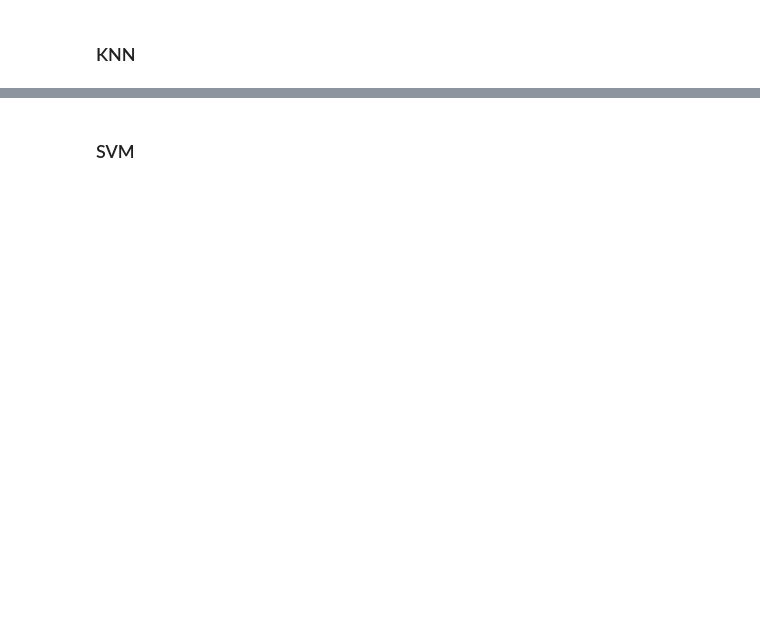
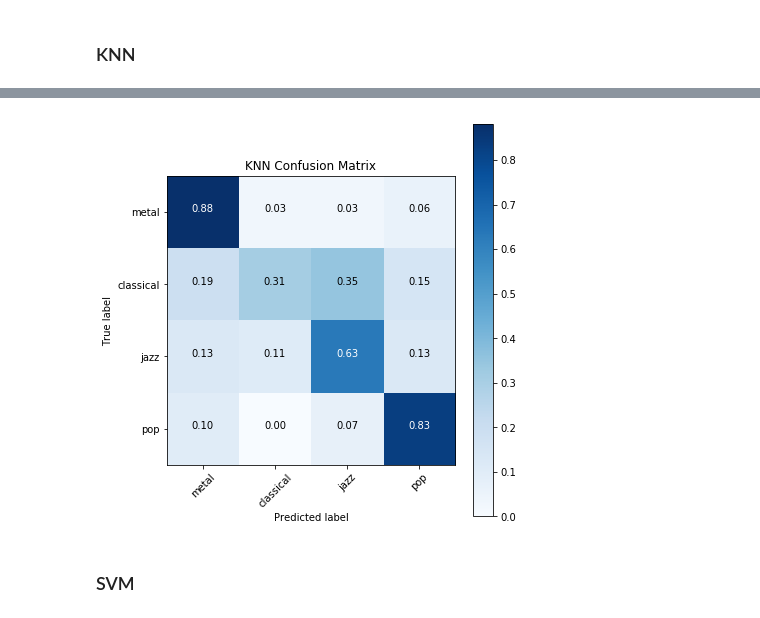
Before and after one commit to GTU-Projects/CSE455_MachineLearning_2018, a Jupyter notebook: Final_MusicClassification/music_classfication.ipynb, the cells around one changed output, grey strips where cells are left out. Cells and saved outputs as stored; diff of their text form; code cells hidden in the pictures; blank space fills up the shorter version.

```diff
--- a/Final_MusicClassification/music_classfication.ipynb
+++ b/Final_MusicClassification/music_classfication.ipynb
@@ -73,6 +73,9 @@ Y = {'metal': 0, 'disco': 1, 'classical': 2, 'hiphop': 3, 'jazz': 4,
 
 Y_str = {0:'metal', 1:'disco', 2:'classical', 3:'hiphop', 4:'jazz',
      5:'country', 6:'pop', 7:'blues', 8:'reggae', 9:'rock'}
+
+Y_basic = {'metal': 0, 'classical': 1, 'jazz': 2, 'pop': 3}
+Y_str_basic = ['metal','classical','jazz','pop']
 # %%
 %%time
 walk_dir = "genres"
@@ -120,7 +128,19 @@ np.random.shuffle(s)
 all_input_shuffledData = all_input_shuffledData[s]
 all_input_shuffledClass = all_input_shuffledClass[s]
 
+basic_shuffledData = np.asarray(basic_data)
+basic_shuffledClass = np.asarray(basic_class)
+
+s = np.arange(basic_shuffledData.shape[0])
+np.random.shuffle(s)
+
+basic_shuffledData = basic_shuffledData[s]
+basic_shuffledClass = basic_shuffledClass[s]
+
 print("->all_input_shuffledData:",all_input_shuffledData.shape)
 print("->all_input_shuffledClass:",all_input_shuffledClass.shape)
+
+print("->basic_shuffledData:",basic_shuffledData.shape)
+print("->basic_shuffledClass:",basic_shuffledClass.shape)
 # %% [output]
 Shuffle input data to get better results
@@ -211,0 +397,36 @@ Wall time: 468 ms
+# %%
+%%time
+kf = KFold(n_splits=5)
+
+basic_guess = []
+basic_actual = []
+
+yt_guess_basic = []
+yt_actual_basic = []
+
+for trainIndex, testIndex in kf.split(basic_shuffledData):
+    X_train, X_test = basic_shuffledData[trainIndex], basic_shuffledData[testIndex]
+    y_train, y_test = basic_shuffledClass[trainIndex], basic_shuffledClass[testIndex]
+
+    knn = KNeighborsClassifier(n_neighbors=10)
+    knn.fit(X_train,y_train)
+
+    basic_actual.extend(y_test)
+    basic_guess.extend(knn.predict(X_test))
+
+    yt_guess_basic.extend(knn.predict(yt_data_basic))
+    yt_actual_basic.extend(yt_class_basic)
+
+coeff = confusion_matrix(basic_actual, basic_guess)
+
+plot_confusion_matrix(coeff, classes=Y_str_basic, normalize=True,
+                      title='KNN Confusion Matrix')
+print("KNN Score: ", accuracy_score(basic_actual, basic_guess))
+
+'''
+coeff = confusion_matrix(yt_guess_basic, yt_actual_basic)
+plot_confusion_matrix(coeff, classes=Y_str_basic, normalize=True,
+                      title='KNN YT Confusion Matrix')
+print("KNN Youtube Score: ", accuracy_score(yt_guess, yt_actual))
+'''
+# %% [output]
@@ -212,3 +436,4 @@ Wall time: 468 ms
+[figure, added]
 # %% [markdown]
 ### SVM
 # %%
```
Also changed, not shown: parts of 13 cells of this notebook.
